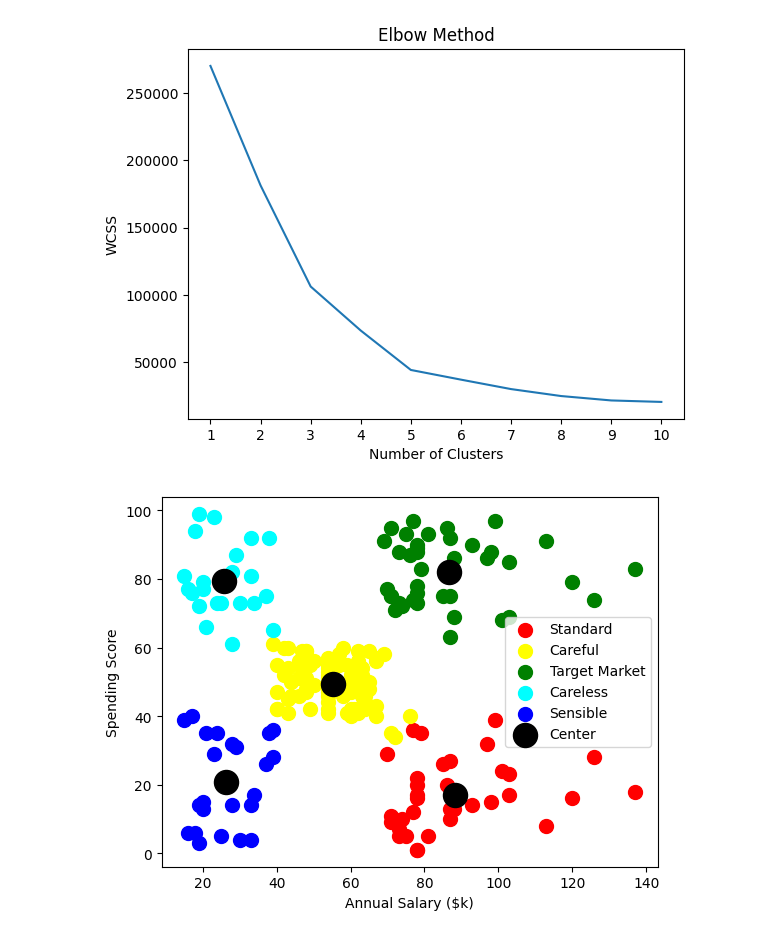
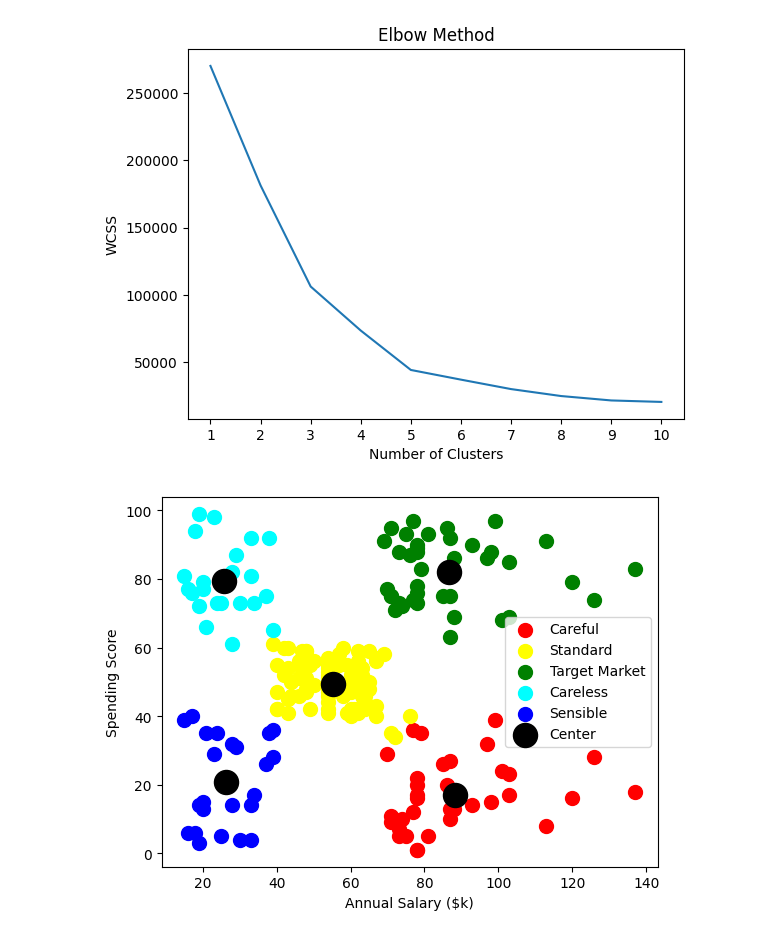
Before and after one commit to abdulmunimjemal/ML-Practice, a Jupyter notebook: 3. clustering/k-means-clustering/k-means-clustering.ipynb, the cells around one changed output. Saved outputs shown, nothing was run; the diff lists cells and outputs as text; code cells hidden in the pictures.

Commit message:
Modified KMeans clustering labels

```diff
--- a/3. clustering/k-means-clustering/k-means-clustering.ipynb
+++ b/3. clustering/k-means-clustering/k-means-clustering.ipynb
@@ -41,19 +41,19 @@ y_clustered = cluster.predict(X)
 # %%
 # Let us plot our cluster
 # let us make X- annual salary, Y- spending score
 
 # the cluster (I renamed the labels after seeing the graph)
-plt.scatter(X[y_clustered==0, 0], X[y_clustered==0, 1], label="Standard", c="red", s=100)
-plt.scatter(X[y_clustered==1, 0], X[y_clustered==1, 1], label="Careful", c="yellow", s=100)
+plt.scatter(X[y_clustered==0, 0], X[y_clustered==0, 1], label="Careful", c="red", s=100)
+plt.scatter(X[y_clustered==1, 0], X[y_clustered==1, 1], label="Standard", c="yellow", s=100)
 plt.scatter(X[y_clustered==2, 0], X[y_clustered==2, 1], label="Target Market", c="green", s=100)
 plt.scatter(X[y_clustered==3, 0], X[y_clustered==3, 1], label="Careless", c="cyan", s=100)
 plt.scatter(X[y_clustered==4, 0], X[y_clustered==4, 1], label="Sensible", c="blue", s=100)
 
 # the center
 plt.scatter(cluster.cluster_centers_[:, 0], cluster.cluster_centers_[:, 1], s=300, color="black", label="Center")
 plt.xlabel("Annual Salary ($k)")
 plt.ylabel("Spending Score")
 plt.legend()
 plt.show()
 # %% [output]
-[figure, old version]
+[figure, new version]
```
